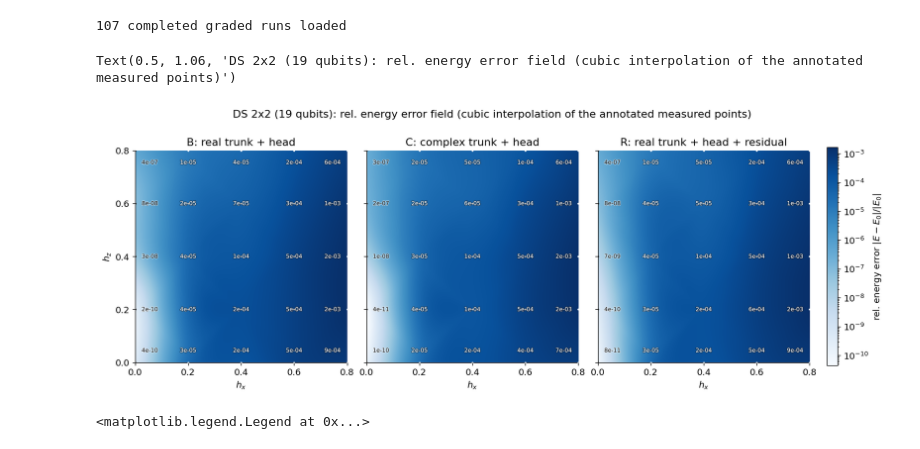
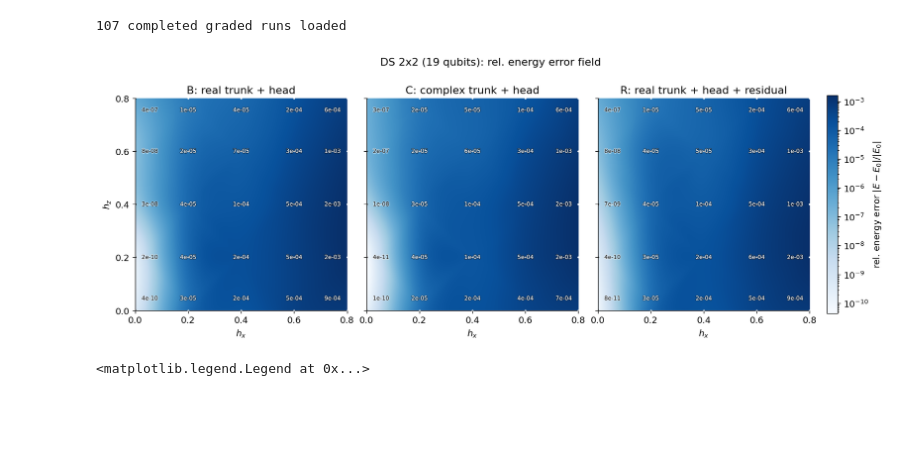
Before and after one commit to SanzharBissenali/2D-TC, a Jupyter notebook: analysis/05_phase4b_plane.ipynb, the cells around one changed output. Cells and saved outputs as stored; diff of their text form; code cells hidden in the pictures; blank space fills up the shorter version.

```diff
--- a/analysis/05_phase4b_plane.ipynb
+++ b/analysis/05_phase4b_plane.ipynb
@@ -81,38 +81,36 @@ allv = np.concatenate(list(logv.values()))
 vmin, vmax = allv.min(), allv.max()
 norm = LogNorm(vmin=10**vmin, vmax=10**vmax)
 g = np.linspace(0, 0.8, 161)
 GX, GY = np.meshgrid(g, g)
 
 fig, axes = plt.subplots(1, 3, figsize=(13.5, 4.6), sharey=True, constrained_layout=True)
 for ax, arm in zip(axes, ARMS):
     ax.grid(False)
     F = np.clip(griddata(pts[arm], logv[arm], (GX, GY), method='cubic'), vmin, vmax)
     im = ax.imshow(10**np.ma.masked_invalid(F), origin='lower', extent=(0, 0.8, 0, 0.8),
                    cmap='Blues', norm=norm, interpolation='bilinear')
     ax.set_facecolor('0.88')
     # measured points stay annotated -- everything else is interpolation
     # (edge labels clamped inward so they don't collide with the axes)
     for (hx, hz), lv in zip(pts[arm], logv[arm]):
         dark = norm(10**lv) > 0.6
         col = 'white' if dark else '#1a1a1a'
         ax.plot(hx, hz, '.', ms=2.5, color=col, zorder=4)
         tx = min(max(hx, 0.055), 0.745)
         ty = min(max(hz, 0.045), 0.755)
         ax.text(tx, ty, f'{10**lv:.0e}', ha='center', va='center', fontsize=7,
                 color=col, zorder=5,
                 path_effects=[pe.withStroke(linewidth=1.6, alpha=0.5,
                               foreground='#1a1a1a' if dark else 'white')])
     ax.set_xticks(VALS); ax.set_yticks(VALS)
     ax.set(xlabel='$h_x$', title=ARM_LABEL[arm])
 axes[0].set(ylabel='$h_z$')
 cb = fig.colorbar(im, ax=axes, shrink=0.85, pad=0.015)
 cb.set_label(r'rel. energy error $|E - E_0|/|E_0|$')
-fig.suptitle('DS 2x2 (19 qubits): rel. energy error field '
-             '(cubic interpolation of the annotated measured points)', y=1.06)
-# fig.savefig(f"{FIGDIR}/phase4b_2x2_relerr.png", dpi=300, bbox_inches="tight")
+fig.suptitle('DS 2x2 (19 qubits): rel. energy error field ', y=1.06)
+fig.savefig(f"{FIGDIR}/phase4b_2x2_relerr.png", dpi=300, bbox_inches="tight")
 # %% [output]
-Text(0.5, 1.06, 'DS 2x2 (19 qubits): rel. energy error field (cubic interpolation of the annotated measured points)')
-[figure, old version]
+[figure, new version]
 # %%
 # 2x3 (27 qubits): all graded points, grouped bars per architecture
 PTS = [(0.0, 0.0), (0.0, 0.1), (0.0, 0.2), (0.1, 0.0), (0.2, 0.0), (0.3, 0.0),
```
Also changed, not shown: parts of 3 cells of this notebook.
